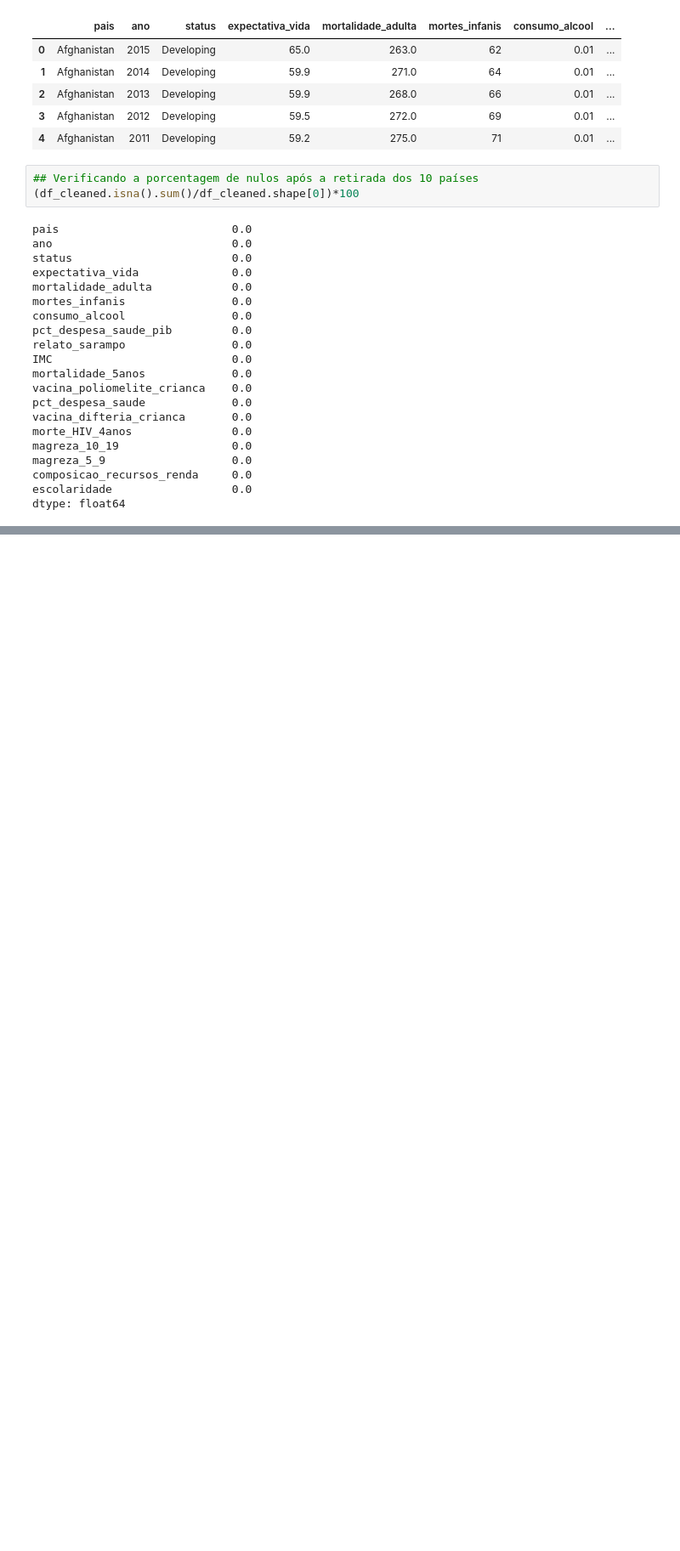
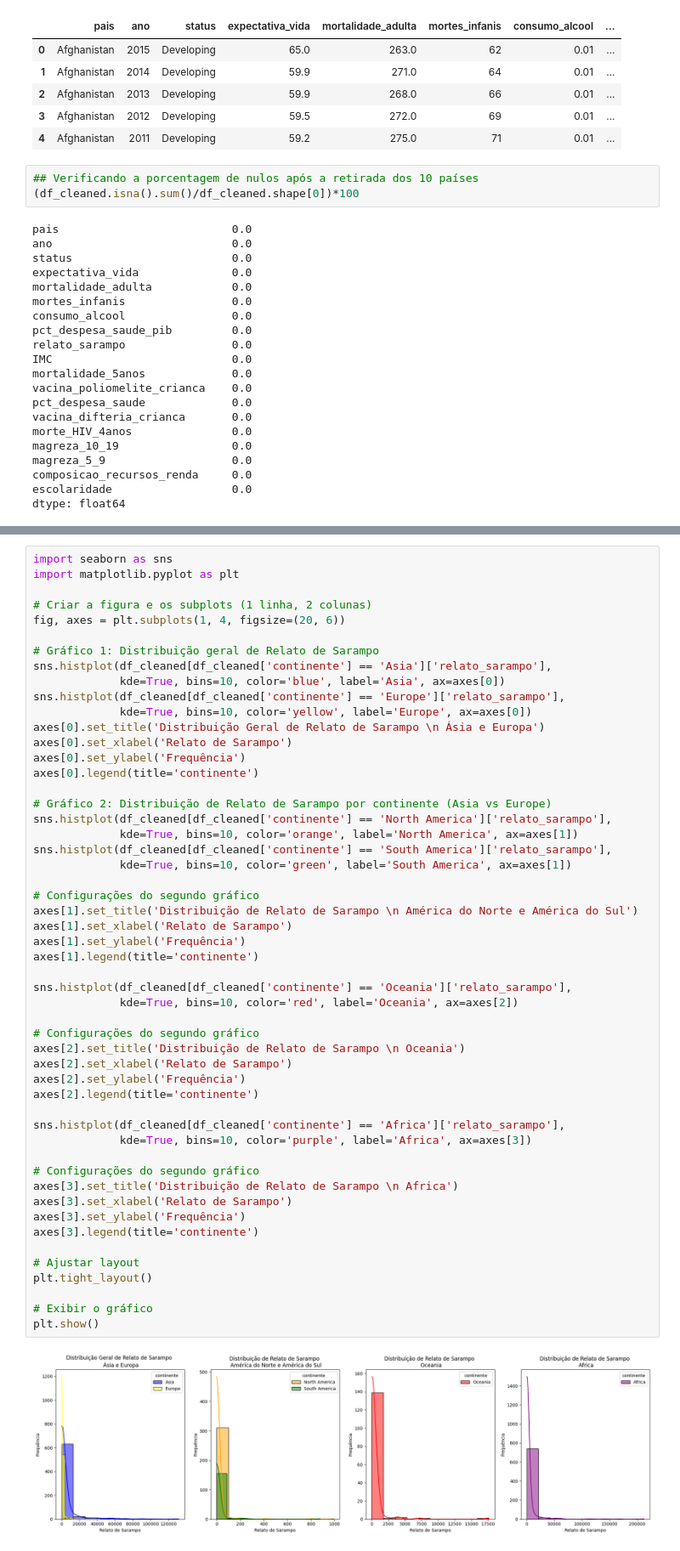
Before and after one commit to MariaLuizaLogrado/machine_learning_ufpr, a Jupyter notebook: teste.ipynb, the cells around one changed output, grey strips where cells are left out. Shown at 85% size. Drawn from its saved outputs; the diff is of its cells as text; blank space fills up the shorter version.

```diff
--- a/teste.ipynb
+++ b/teste.ipynb
@@ -773,0 +558,54 @@ df_cleaned[df_cleaned['morte_HIV_4anos'] >= 20]
+# %%
+import seaborn as sns
+import matplotlib.pyplot as plt
+
+# Criar a figura e os subplots (1 linha, 2 colunas)
+fig, axes = plt.subplots(1, 4, figsize=(20, 6))
+
+# Gráfico 1: Distribuição geral de Relato de Sarampo
+sns.histplot(df_cleaned[df_cleaned['continente'] == 'Asia']['relato_sarampo'],
+             kde=True, bins=10, color='blue', label='Asia', ax=axes[0])
+sns.histplot(df_cleaned[df_cleaned['continente'] == 'Europe']['relato_sarampo'],
+             kde=True, bins=10, color='yellow', label='Europe', ax=axes[0])
+axes[0].set_title('Distribuição Geral de Relato de Sarampo \n Ásia e Europa')
+axes[0].set_xlabel('Relato de Sarampo')
+axes[0].set_ylabel('Frequência')
+axes[0].legend(title='continente')
+
+# Gráfico 2: Distribuição de Relato de Sarampo por continente (Asia vs Europe)
+sns.histplot(df_cleaned[df_cleaned['continente'] == 'North America']['relato_sarampo'],
+             kde=True, bins=10, color='orange', label='North America', ax=axes[1])
+sns.histplot(df_cleaned[df_cleaned['continente'] == 'South America']['relato_sarampo'],
+             kde=True, bins=10, color='green', label='South America', ax=axes[1])
+
+# Configurações do segundo gráfico
+axes[1].set_title('Distribuição de Relato de Sarampo \n América do Norte e América do Sul')
+axes[1].set_xlabel('Relato de Sarampo')
+axes[1].set_ylabel('Frequência')
+axes[1].legend(title='continente')
+
+sns.histplot(df_cleaned[df_cleaned['continente'] == 'Oceania']['relato_sarampo'],
+             kde=True, bins=10, color='red', label='Oceania', ax=axes[2])
+
+# Configurações do segundo gráfico
+axes[2].set_title('Distribuição de Relato de Sarampo \n Oceania')
+axes[2].set_xlabel('Relato de Sarampo')
+axes[2].set_ylabel('Frequência')
+axes[2].legend(title='continente')
+
+sns.histplot(df_cleaned[df_cleaned['continente'] == 'Africa']['relato_sarampo'],
+             kde=True, bins=10, color='purple', label='Africa', ax=axes[3])
+
+# Configurações do segundo gráfico
+axes[3].set_title('Distribuição de Relato de Sarampo \n Africa')
+axes[3].set_xlabel('Relato de Sarampo')
+axes[3].set_ylabel('Frequência')
+axes[3].legend(title='continente')
+
+# Ajustar layout
+plt.tight_layout()
+
+# Exibir o gráfico
+plt.show()
+# %% [output]
+[figure, added]
```
Also changed, not shown: parts of 73 cells of this notebook, 1 other file.
